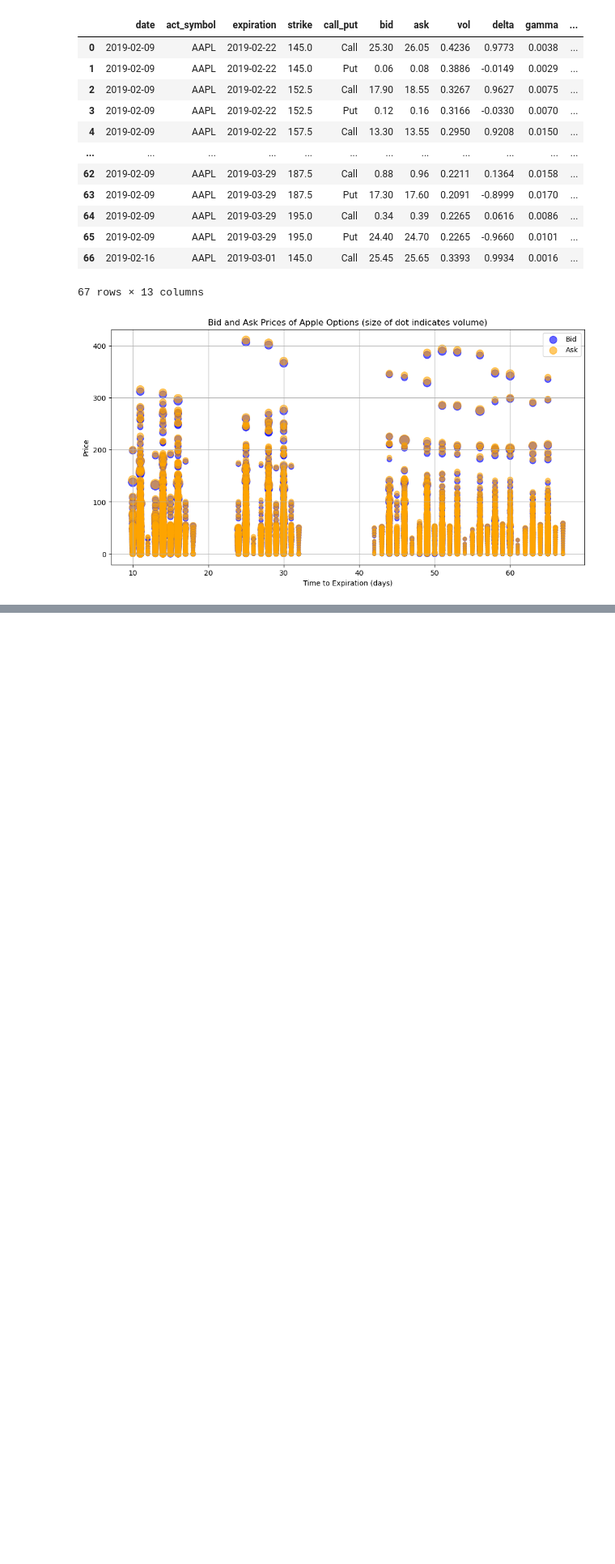
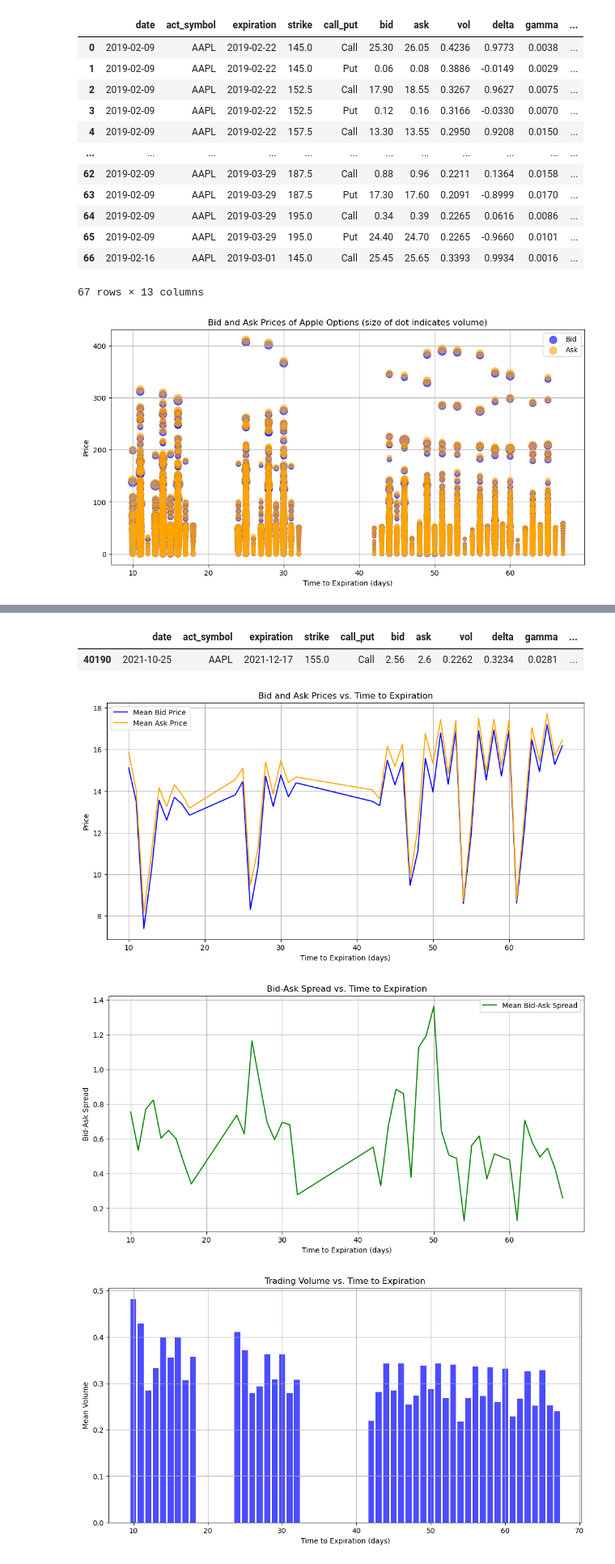
Before and after one commit to sunscorched/OptionsPricing, a Jupyter notebook: apple_options_data.ipynb, the cells around one changed output, grey strips where cells are left out. Shown at 81% size. Drawn from its saved outputs; the diff is of its cells as text; code cells hidden in the pictures; blank space fills up the shorter version.

```diff
--- a/apple_options_data.ipynb
+++ b/apple_options_data.ipynb
@@ -96,0 +190,47 @@ plt.show()
+# %%
+df.sample()
+# %% [output]
+|  | date | act_symbol | expiration | strike | call_put | bid | ask | vol | delta | gamma | ... |
+| 40190 | 2021-10-25 | AAPL | 2021-12-17 | 155.0 | Call | 2.56 | 2.6 | 0.2262 | 0.3234 | 0.0281 | ... |
+# %%
+# Group data by 'time_to_expiration' and calculate mean bid, ask, and volume
+expiration_dynamics = df.groupby('time_to_expiration').agg(
+    mean_bid=('bid', 'mean'),
+    mean_ask=('ask', 'mean'),
+    mean_volume=('vol', 'mean'),
+    spread=('bid_ask_spread', 'mean')
+).reset_index()
+
+# Plot 1: Bid and Ask Prices vs. Time to Expiration
+plt.figure(figsize=(12, 6))
+plt.plot(expiration_dynamics['time_to_expiration'], expiration_dynamics['mean_bid'], label='Mean Bid Price', color='blue')
+plt.plot(expiration_dynamics['time_to_expiration'], expiration_dynamics['mean_ask'], label='Mean Ask Price', color='orange')
+plt.xlabel('Time to Expiration (days)')
+plt.ylabel('Price')
+plt.title('Bid and Ask Prices vs. Time to Expiration')
+plt.legend()
+plt.grid()
+plt.show()
+
+# Plot 2: Bid-Ask Spread vs. Time to Expiration
+plt.figure(figsize=(12, 6))
+plt.plot(expiration_dynamics['time_to_expiration'], expiration_dynamics['spread'], label='Mean Bid-Ask Spread', color='green')
+plt.xlabel('Time to Expiration (days)')
+plt.ylabel('Bid-Ask Spread')
+plt.title('Bid-Ask Spread vs. Time to Expiration')
+plt.legend()
+plt.grid()
+plt.show()
+
+# Plot 3: Volume vs. Time to Expiration
+plt.figure(figsize=(12, 6))
+plt.bar(expiration_dynamics['time_to_expiration'], expiration_dynamics['mean_volume'], color='blue', alpha=0.7)
+plt.xlabel('Time to Expiration (days)')
+plt.ylabel('Mean Volume')
+plt.title('Trading Volume vs. Time to Expiration')
+plt.grid()
+plt.show()
+# %% [output]
+[figure, added]
+[figure, added]
+[figure, added]
```
Also changed, not shown: parts of 6 cells of this notebook.
